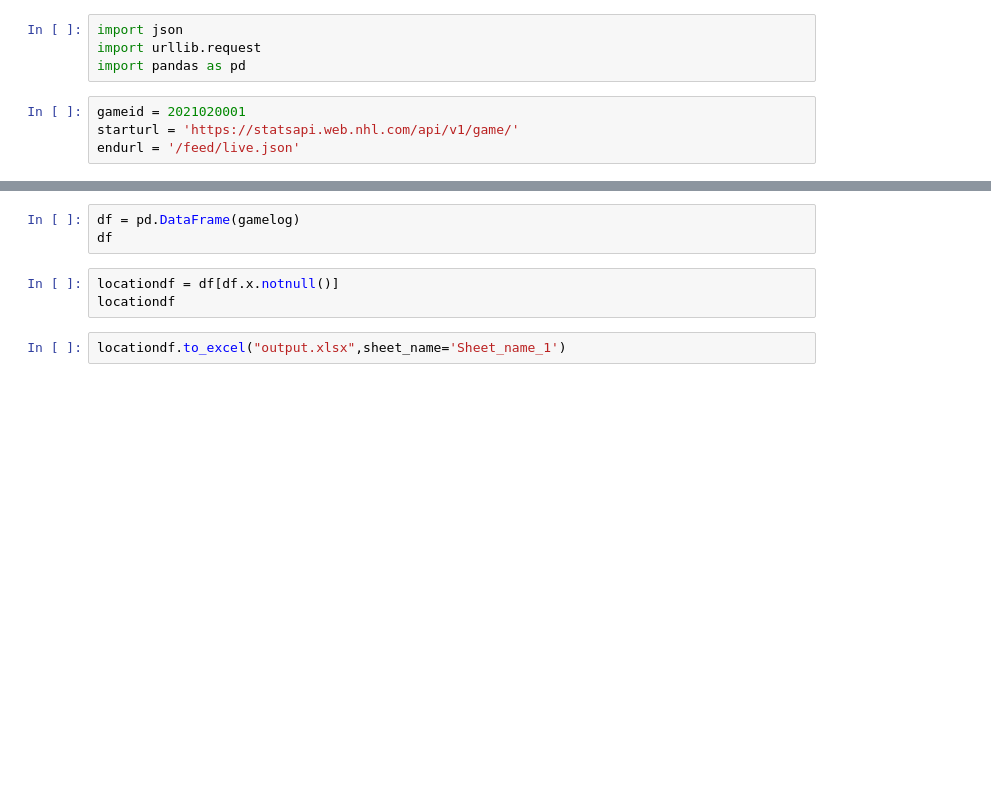
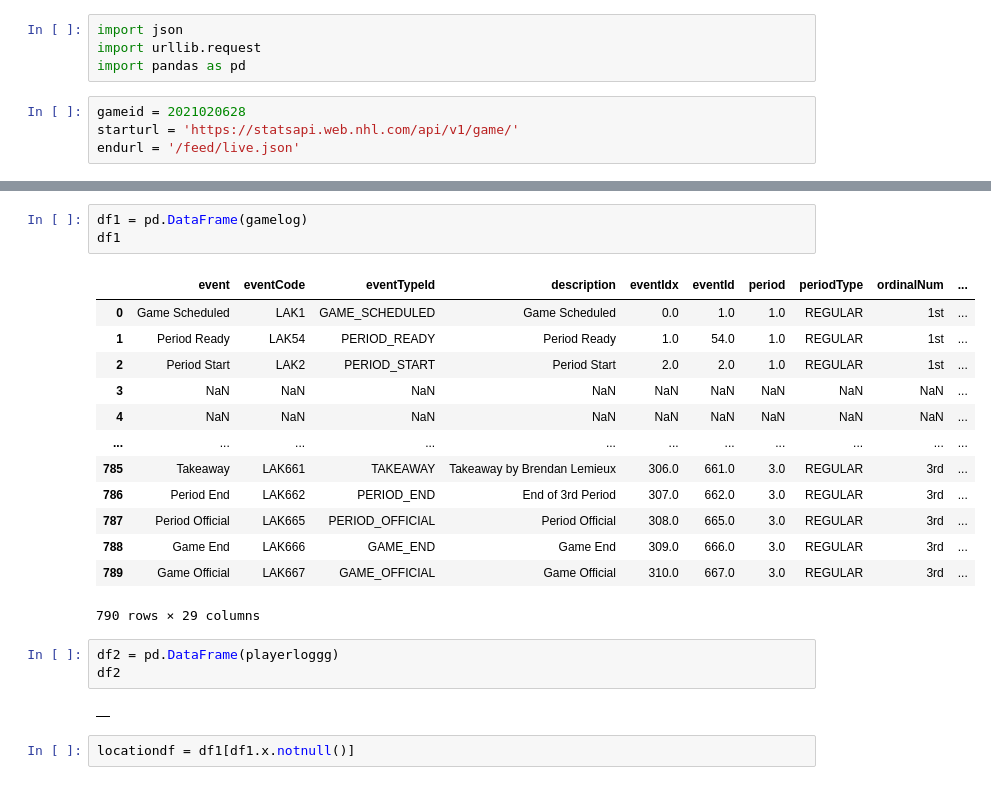
Before and after one commit to JuanParker1/Hockey_Projects, a Jupyter notebook: NHL_PBP/Scrape_0.ipynb, the cells around one changed output, grey strips where cells are left out. Drawn from its saved outputs; the diff is of its cells as text; blank space fills up the shorter version.

```diff
--- a/NHL_PBP/Scrape_0.ipynb
+++ b/NHL_PBP/Scrape_0.ipynb
@@ -3,7 +3,7 @@ import json
 import urllib.request
 import pandas as pd
 # %%
-gameid = 2021020001
+gameid = 2021020628
 starturl = 'https://statsapi.web.nhl.com/api/v1/game/'
 endurl = '/feed/live.json'
 # %%
@@ -44,8 +58,24 @@ while gameid <= 2021022000:
 # %%
-df = pd.DataFrame(gamelog)
-df
+df1 = pd.DataFrame(gamelog)
+df1
+# %% [output]
+|  | event | eventCode | eventTypeId | description | eventIdx | eventId | period | periodType | ordinalNum | ... |
+| 0 | Game Scheduled | LAK1 | GAME_SCHEDULED | Game Scheduled | 0.0 | 1.0 | 1.0 | REGULAR | 1st | ... |
+| 1 | Period Ready | LAK54 | PERIOD_READY | Period Ready | 1.0 | 54.0 | 1.0 | REGULAR | 1st | ... |
+| 2 | Period Start | LAK2 | PERIOD_START | Period Start | 2.0 | 2.0 | 1.0 | REGULAR | 1st | ... |
+| 3 | NaN | NaN | NaN | NaN | NaN | NaN | NaN | NaN | NaN | ... |
+| 4 | NaN | NaN | NaN | NaN | NaN | NaN | NaN | NaN | NaN | ... |
+| ... | ... | ... | ... | ... | ... | ... | ... | ... | ... | ... |
+| 785 | Takeaway | LAK661 | TAKEAWAY | Takeaway by Brendan Lemieux | 306.0 | 661.0 | 3.0 | REGULAR | 3rd | ... |
+| 786 | Period End | LAK662 | PERIOD_END | End of 3rd Period | 307.0 | 662.0 | 3.0 | REGULAR | 3rd | ... |
+| 787 | Period Official | LAK665 | PERIOD_OFFICIAL | Period Official | 308.0 | 665.0 | 3.0 | REGULAR | 3rd | ... |
+| 788 | Game End | LAK666 | GAME_END | Game End | 309.0 | 666.0 | 3.0 | REGULAR | 3rd | ... |
+| 789 | Game Official | LAK667 | GAME_OFFICIAL | Game Official | 310.0 | 667.0 | 3.0 | REGULAR | 3rd | ... |
+790 rows × 29 columns
+# %%
+df2 = pd.DataFrame(playerloggg)
+df2
+# %% [output]
+|  |
 # %%
-locationdf = df[df.x.notnull()]
-locationdf
+locationdf = df1[df1.x.notnull()]
-# %%
-locationdf.to_excel("output.xlsx",sheet_name='Sheet_name_1')
```
Also changed, not shown: parts of 10 cells of this notebook, 48 other files.
